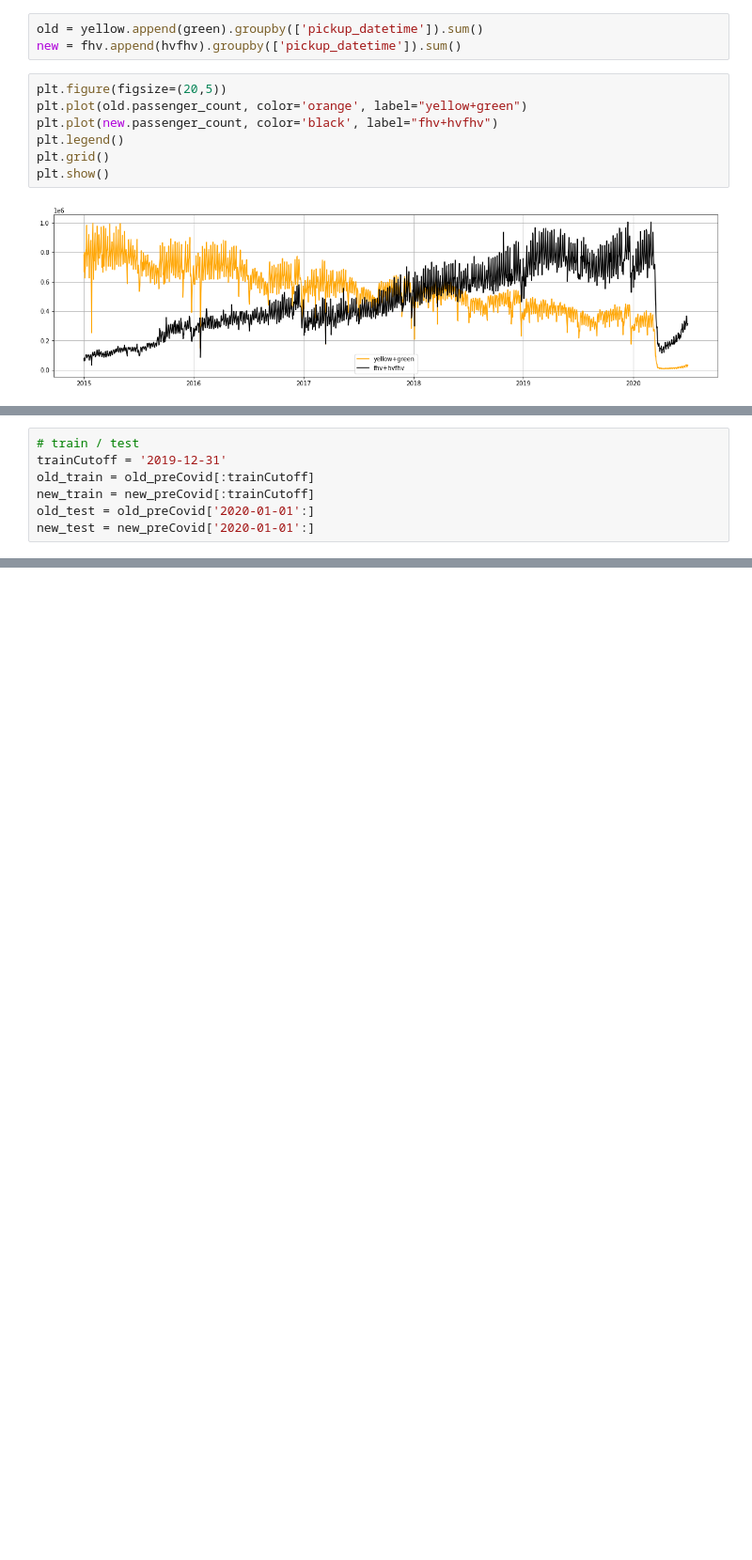
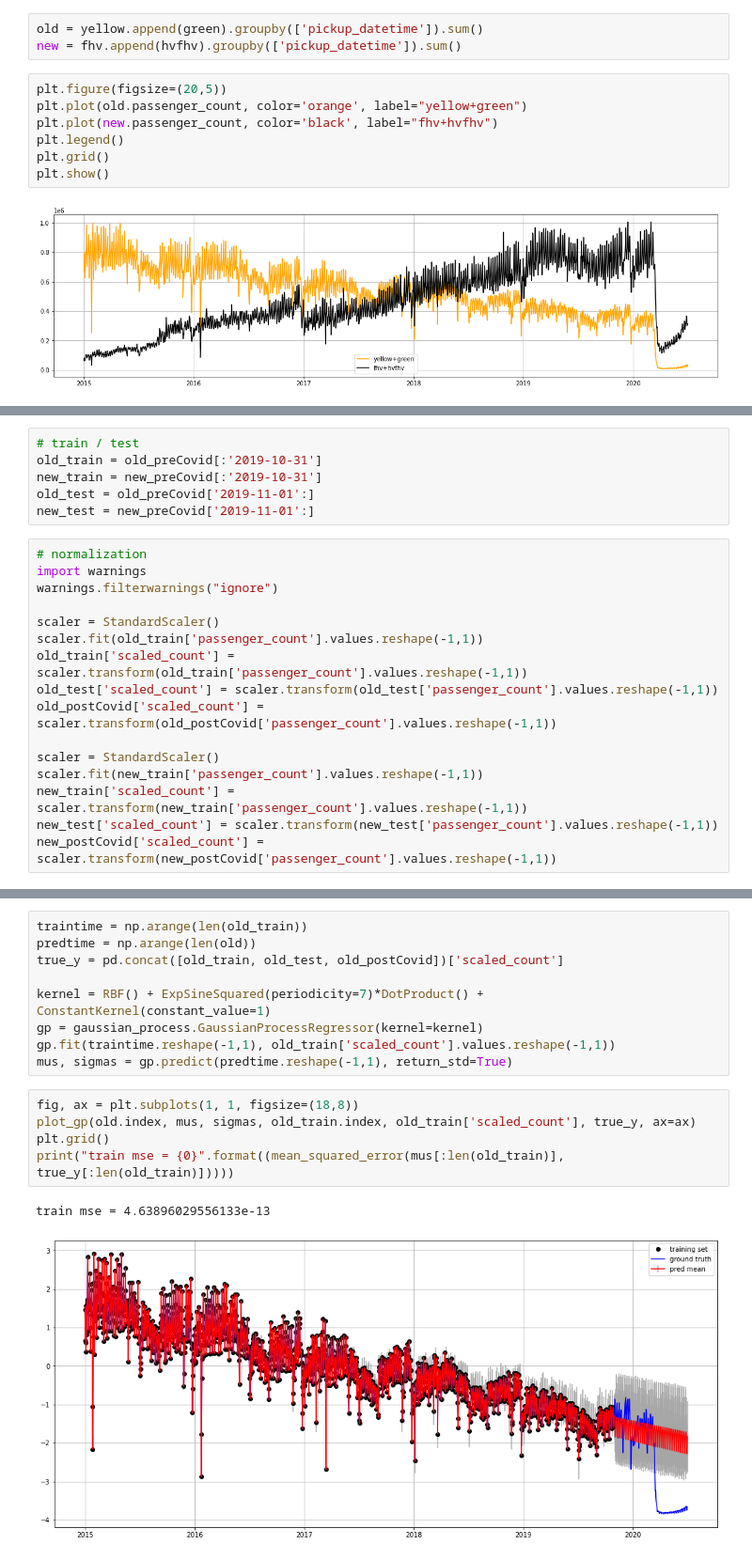
Before and after one commit to sujeongcha/TimeSeries-Transporation-and-Covid19, a Jupyter notebook: Modelling/Gaussian Process.ipynb, the cells around one changed output, grey strips where cells are left out. Shown at 94% size. Saved outputs shown, nothing was run; the diff lists cells and outputs as text; blank space fills up the shorter version.

```diff
--- a/Modelling/Gaussian Process.ipynb
+++ b/Modelling/Gaussian Process.ipynb
@@ -70,7 +92,22 @@ new_postCovid = new.loc[covidOutbreak:]
 # %%
 # train / test
-trainCutoff = '2019-12-31'
-old_train = old_preCovid[:trainCutoff]
-new_train = new_preCovid[:trainCutoff]
-old_test = old_preCovid['2020-01-01':]
-new_test = new_preCovid['2020-01-01':]
+old_train = old_preCovid[:'2019-10-31']
+new_train = new_preCovid[:'2019-10-31']
+old_test = old_preCovid['2019-11-01':]
+new_test = new_preCovid['2019-11-01':]
+# %%
+# normalization
+import warnings
+warnings.filterwarnings("ignore")
+
+scaler = StandardScaler()
+scaler.fit(old_train['passenger_count'].values.reshape(-1,1))
+old_train['scaled_count'] = scaler.transform(old_train['passenger_count'].values.reshape(-1,1))
+old_test['scaled_count'] = scaler.transform(old_test['passenger_count'].values.reshape(-1,1))
+old_postCovid['scaled_count'] = scaler.transform(old_postCovid['passenger_count'].values.reshape(-1,1))
+
+scaler = StandardScaler()
+scaler.fit(new_train['passenger_count'].values.reshape(-1,1))
+new_train['scaled_count'] = scaler.transform(new_train['passenger_count'].values.reshape(-1,1))
+new_test['scaled_count'] = scaler.transform(new_test['passenger_count'].values.reshape(-1,1))
+new_postCovid['scaled_count'] = scaler.transform(new_postCovid['passenger_count'].values.reshape(-1,1))
@@ -76,0 +116,17 @@ new_test = new_preCovid['2020-01-01':]
+# %%
+traintime = np.arange(len(old_train))
+predtime = np.arange(len(old))
+true_y = pd.concat([old_train, old_test, old_postCovid])['scaled_count']
+
+kernel = RBF() + ExpSineSquared(periodicity=7)*DotProduct() + ConstantKernel(constant_value=1)
+gp = gaussian_process.GaussianProcessRegressor(kernel=kernel)
+gp.fit(traintime.reshape(-1,1), old_train['scaled_count'].values.reshape(-1,1))
+mus, sigmas = gp.predict(predtime.reshape(-1,1), return_std=True)
+# %%
+fig, ax = plt.subplots(1, 1, figsize=(18,8))
+plot_gp(old.index, mus, sigmas, old_train.index, old_train['scaled_count'], true_y, ax=ax)
+plt.grid()
+print("train mse = {0}".format((mean_squared_error(mus[:len(old_train)], true_y[:len(old_train)]))))
+# %% [output]
+train mse = 4.63896029556133e-13
+[figure, added]
```
Also changed, not shown: parts of 33 cells of this notebook.
